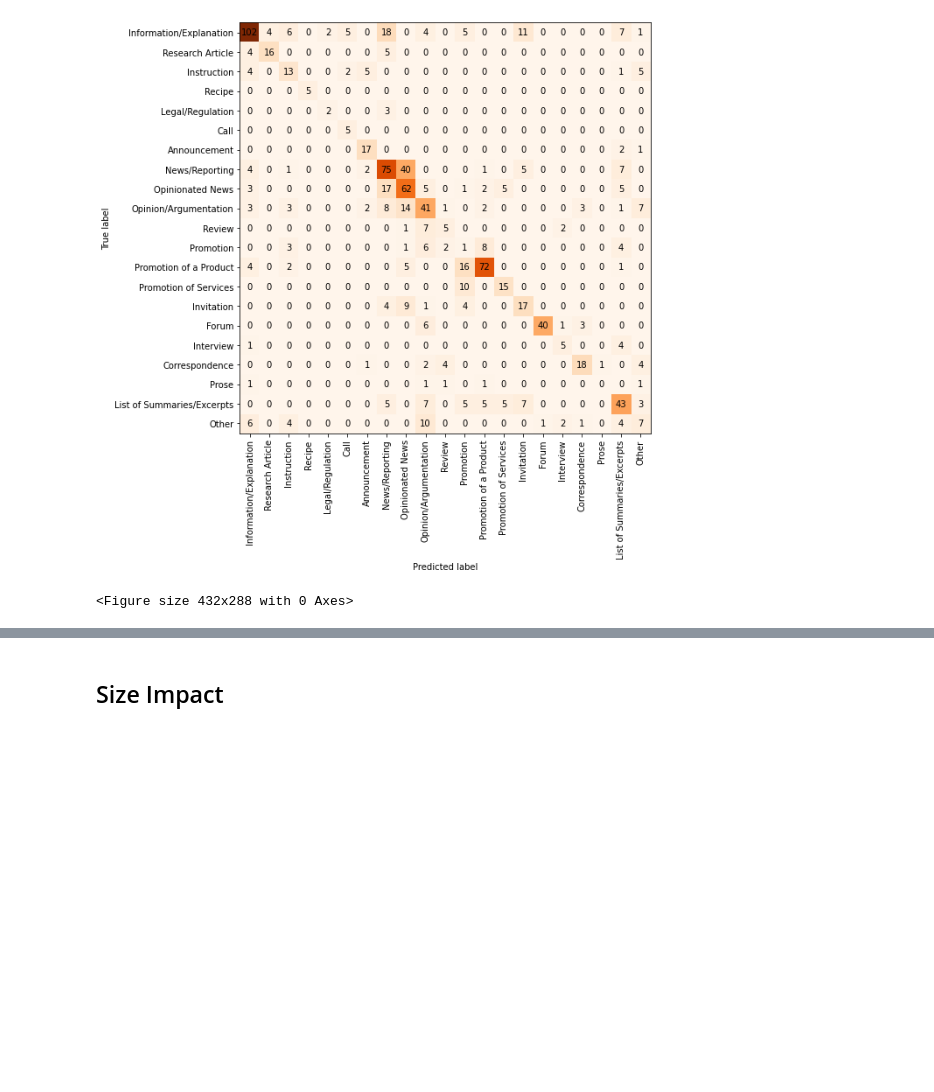
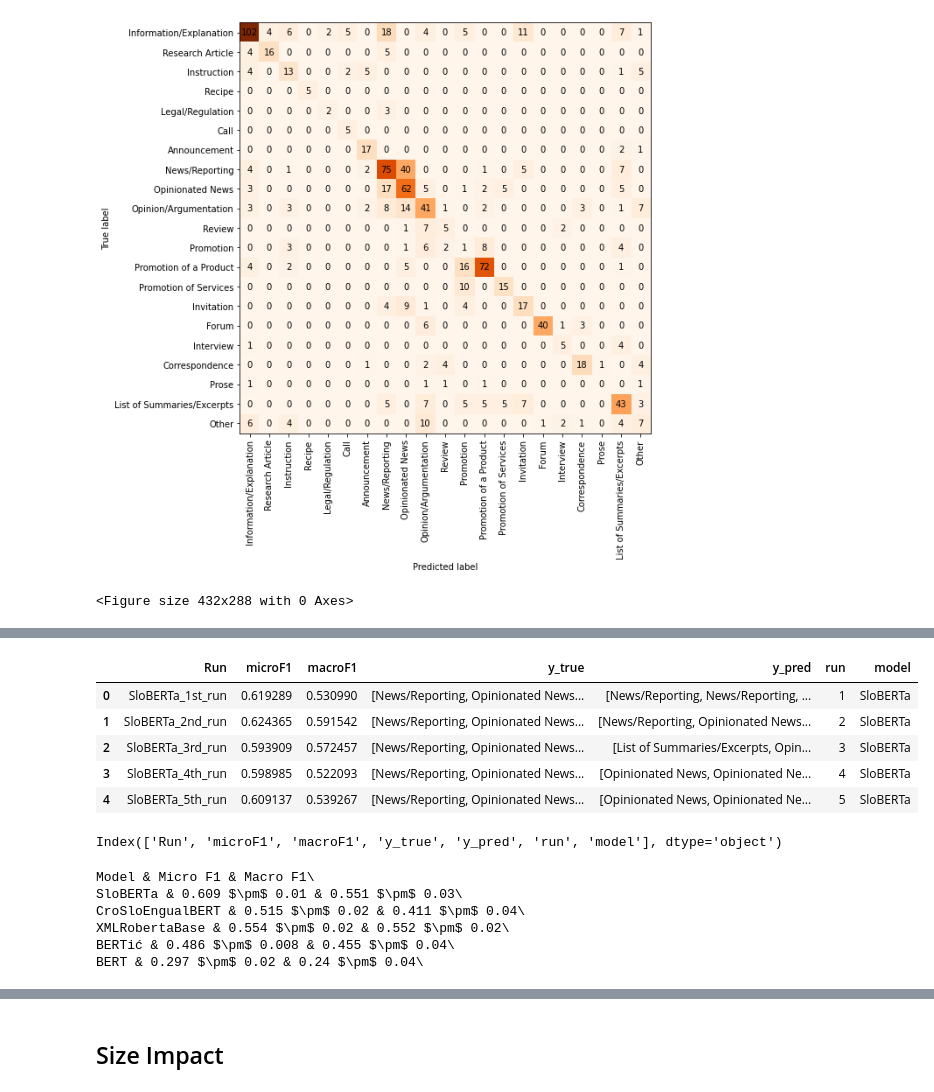
Before and after one commit to TajaKuzman/Transformers-GINCO-Experiments, a Jupyter notebook: results/Analysing_results.ipynb, the cells around one changed output, grey strips where cells are left out. Cells and saved outputs as stored; diff of their text form; code cells hidden in the pictures; blank space fills up the shorter version.

```diff
--- a/results/Analysing_results.ipynb
+++ b/results/Analysing_results.ipynb
@@ -364,0 +365,6 @@ Number of all true labels: 985, Number of all predicted labels: 985
+# %%
+# Import the JSON file with the results log and open it as dataframe
+with open("Results-Language-300_seq_length.json") as f:
+    content300 = json.load(f)
+
+content300[0]
@@ -364,0 +389,35 @@ Number of all true labels: 985, Number of all predicted labels: 985
+# %%
+jsonlikecontent300 = dict()
+
+for key in content300[0].keys():
+    jsonlikecontent300[key] = [i[key] for i in content300]
+
+results_300_df = pd.DataFrame(data = jsonlikecontent300)
+
+results_300_df.head()
+# %% [output]
+|  | Run | microF1 | macroF1 | y_true | y_pred | run | model |
+| 0 | SloBERTa_1st_run | 0.619289 | 0.530990 | [News/Reporting, Opinionated News... | [News/Reporting, News/Reporting, ... | 1 | SloBERTa |
+| 1 | SloBERTa_2nd_run | 0.624365 | 0.591542 | [News/Reporting, Opinionated News... | [News/Reporting, Opinionated News... | 2 | SloBERTa |
+| 2 | SloBERTa_3rd_run | 0.593909 | 0.572457 | [News/Reporting, Opinionated News... | [List of Summaries/Excerpts, Opin... | 3 | SloBERTa |
+| 3 | SloBERTa_4th_run | 0.598985 | 0.522093 | [News/Reporting, Opinionated News... | [Opinionated News, Opinionated Ne... | 4 | SloBERTa |
+| 4 | SloBERTa_5th_run | 0.609137 | 0.539267 | [News/Reporting, Opinionated News... | [Opinionated News, Opinionated Ne... | 5 | SloBERTa |
+# %%
+results_300_df.columns
+# %% [output]
+Index(['Run', 'microF1', 'macroF1', 'y_true', 'y_pred', 'run', 'model'], dtype='object')
+# %%
+print("""
+Model & Micro F1 & Macro F1\\""")
+
+mean_results_list300 = []
+
+for i in results_300_df.model.unique().tolist():
+    mean_results_list300.append(calculate_mean_std(i,results_300_df))
+# %% [output]
+Model & Micro F1 & Macro F1\
+SloBERTa & 0.609 $\pm$ 0.01 & 0.551 $\pm$ 0.03\
+CroSloEngualBERT & 0.515 $\pm$ 0.02 & 0.411 $\pm$ 0.04\
+XMLRobertaBase & 0.554 $\pm$ 0.02 & 0.552 $\pm$ 0.02\
+BERTić & 0.486 $\pm$ 0.008 & 0.455 $\pm$ 0.04\
+BERT & 0.297 $\pm$ 0.02 & 0.24 $\pm$ 0.04\
```
Also changed, not shown: parts of 7 cells of this notebook, 2 other files.
